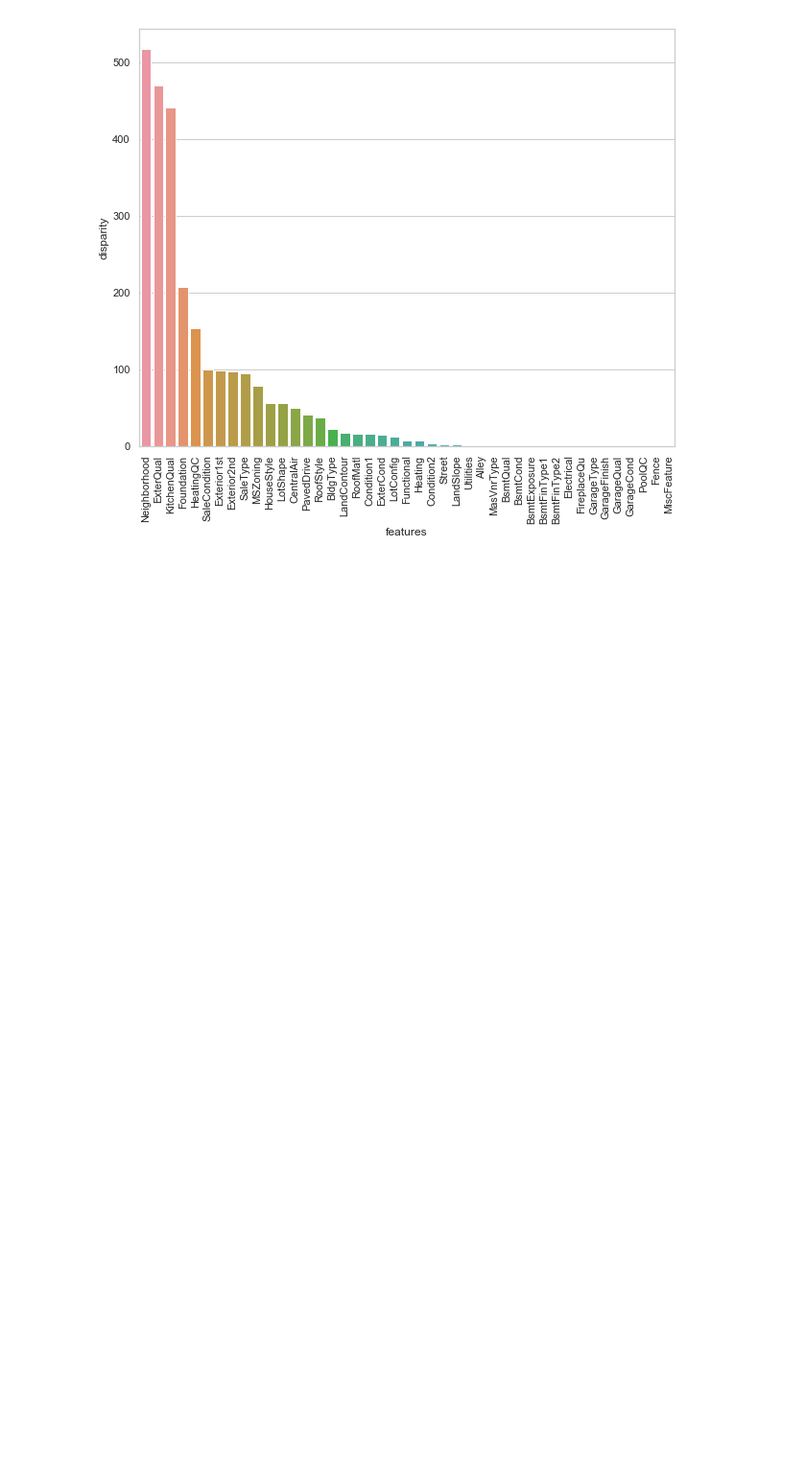
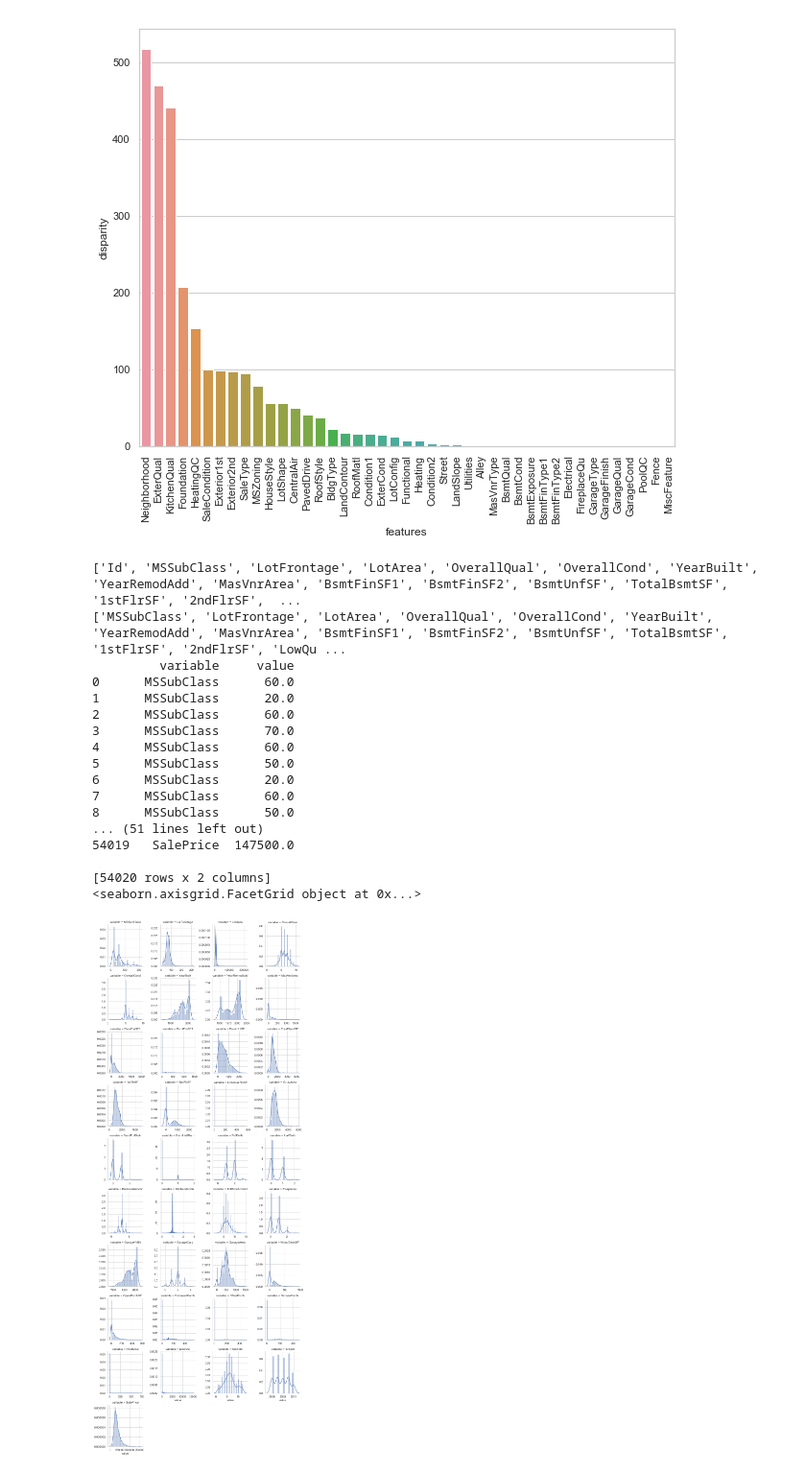
Before and after one commit to barua-anik/kaggle_housing_price_predictor, a Jupyter notebook: House Prices - Advanced Regression Techniques.ipynb, the cells around one changed output. Shown at 96% size. Drawn from its saved outputs; the diff is of its cells as text; code cells hidden in the pictures; blank space fills up the shorter version.

Commit message:
variable comparison done

```diff
--- a/House Prices - Advanced Regression Techniques.ipynb
+++ b/House Prices - Advanced Regression Techniques.ipynb
@@ -381,3 +381,39 @@ Try using .loc[row_indexer,col_indexer] = value instead
 See the caveats in the documentation: http://pandas.pydata.org/pandas-docs/stable/indexing.html#indexing-view-versus-copy
 <module 'matplotlib.pyplot' from 'C:\\Users\\Anik Barua\\Anaconda3\\lib\\site-packages\\matplotlib\\pyplot.py'>
 [figure]
+# %%
+# Plotting histograms for all numeric variables
+
+numeric_variables = [i for i in train.columns if train.dtypes[i] != 'object']
+print(numeric_variables)
+
+numeric_variables.remove('Id')
+print(numeric_variables)
+
+# assigning the values
+nd = pd.melt(train, value_vars = numeric_variables)
+print(nd)
+
+n1 = sns.FacetGrid (nd, col = 'variable', col_wrap = 4, sharex = False, sharey = False)
+print(n1)
+
+n1 = n1.map(sns.distplot, 'value')
+# %% [output]
+['Id', 'MSSubClass', 'LotFrontage', 'LotArea', 'OverallQual', 'OverallCond', 'YearBuilt', 'YearRemodAdd', 'MasVnrArea', 'BsmtFinSF1', 'BsmtFinSF2', 'BsmtUnfSF', 'TotalBsmtSF', '1stFlrSF', '2ndFlrSF',  ...
+['MSSubClass', 'LotFrontage', 'LotArea', 'OverallQual', 'OverallCond', 'YearBuilt', 'YearRemodAdd', 'MasVnrArea', 'BsmtFinSF1', 'BsmtFinSF2', 'BsmtUnfSF', 'TotalBsmtSF', '1stFlrSF', '2ndFlrSF', 'LowQu ...
+         variable     value
+0      MSSubClass      60.0
+1      MSSubClass      20.0
+2      MSSubClass      60.0
+3      MSSubClass      70.0
+4      MSSubClass      60.0
+5      MSSubClass      50.0
+6      MSSubClass      20.0
+7      MSSubClass      60.0
+8      MSSubClass      50.0
+... (51 lines left out)
+54019   SalePrice  147500.0
+
+[54020 rows x 2 columns]
+<seaborn.axisgrid.FacetGrid object at 0x...>
+[figure, added]
```
Also changed, not shown: parts of 1 cell of this notebook.
